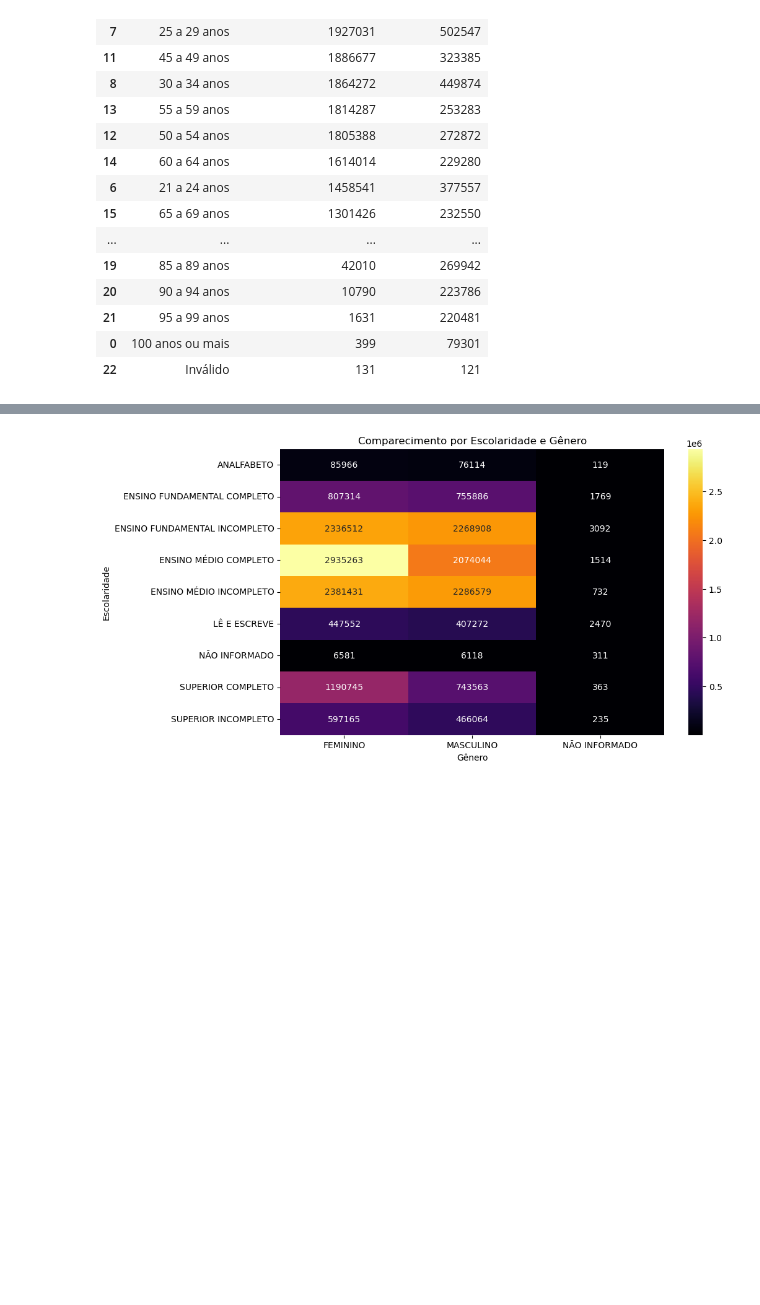
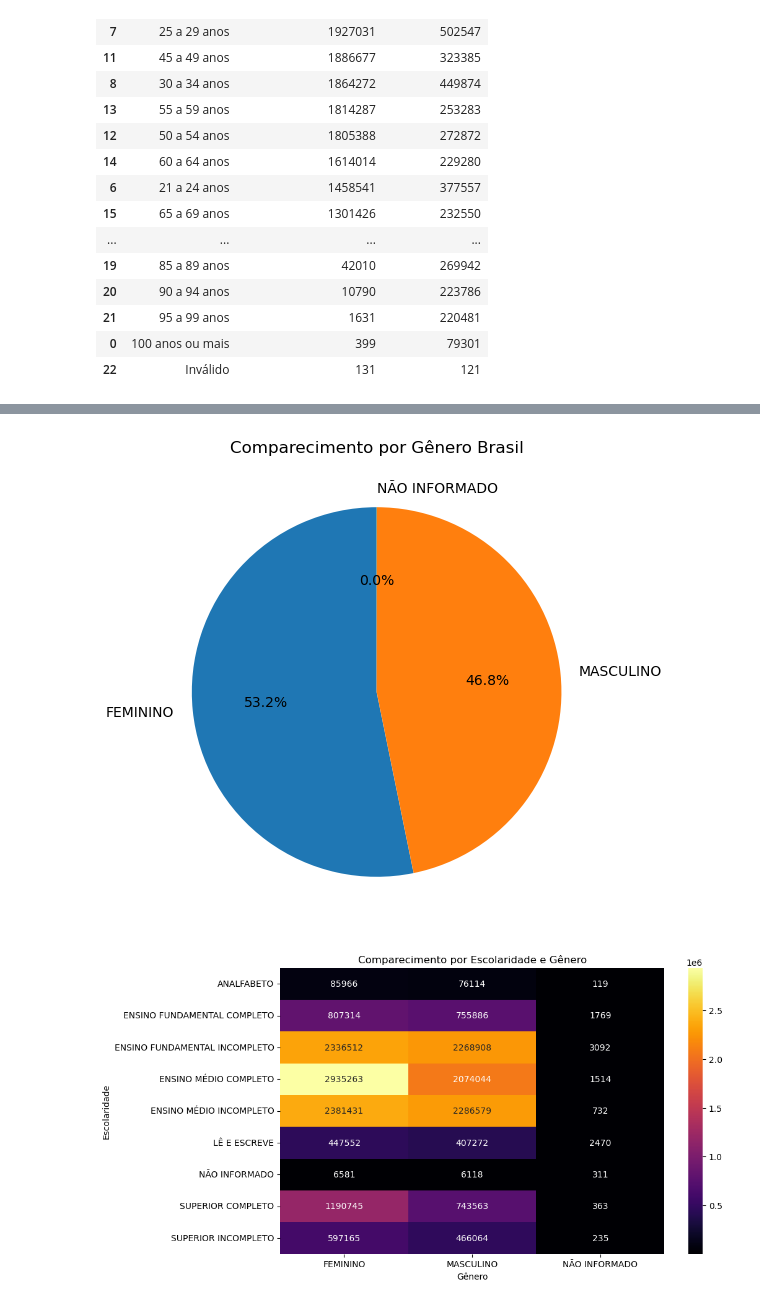
Before and after one commit to mt076/Projetos-, a Jupyter notebook: Projetos Python/Projeto Dados Comportamentais TSE/exploracao.ipynb, the cells around one changed output, grey strips where cells are left out. Saved outputs shown, nothing was run; the diff lists cells and outputs as text; code cells hidden in the pictures; blank space fills up the shorter version.

```diff
--- a/Projetos Python/Projeto Dados Comportamentais TSE/exploracao.ipynb
+++ b/Projetos Python/Projeto Dados Comportamentais TSE/exploracao.ipynb
@@ -173 +254,10 @@ faixa_etaria.sort_values(by='QT_COMPARECIMENTO', ascending=False).head(30)
+# %%
+totais_genero = data_BRASIL.groupby('DS_GENERO')['QT_COMPARECIMENTO'].sum()
+
+plt.figure(figsize=(6,6))
+plt.pie(totais_genero, labels=totais_genero.index, autopct='%1.1f%%', startangle=90)
+plt.title('Comparecimento por Gênero Brasil')
+plt.show()
+# %% [output]
+[figure, added]
 # %%
```
Also changed, not shown: parts of 31 cells of this notebook, 2 other files.
